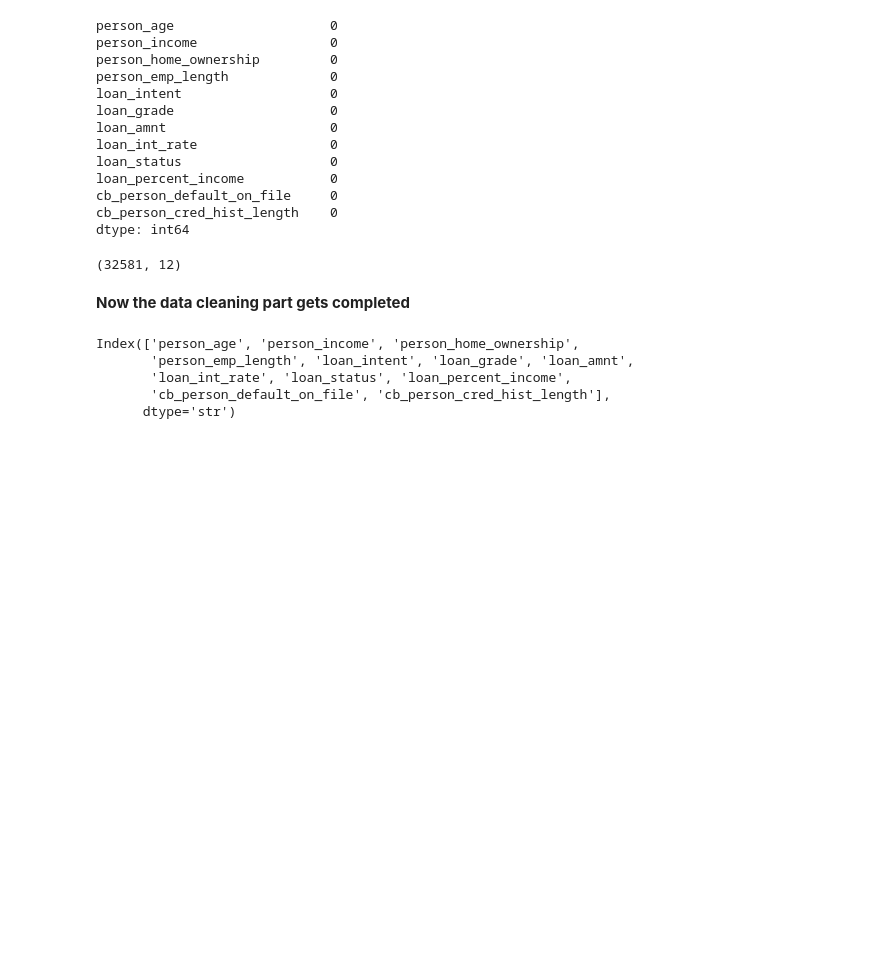
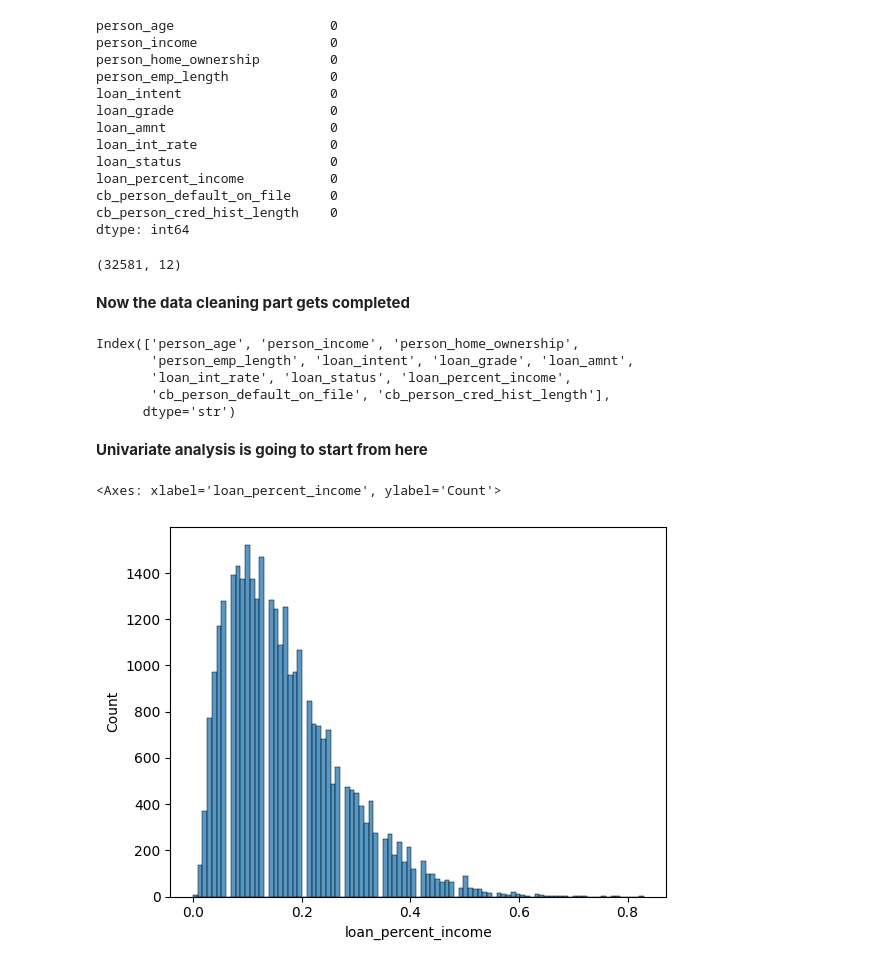
Before and after one commit to mohnish4code/Credit-Risk-Prediction-Project, a Jupyter notebook: notebook/EDA.ipynb, the cells around one changed output. Saved outputs shown, nothing was run; the diff lists cells and outputs as text; code cells hidden in the pictures; blank space fills up the shorter version.

```diff
--- a/notebook/EDA.ipynb
+++ b/notebook/EDA.ipynb
@@ -129,3 +129,10 @@ Index(['person_age', 'person_income', 'person_home_ownership',
        'loan_int_rate', 'loan_status', 'loan_percent_income',
        'cb_person_default_on_file', 'cb_person_cred_hist_length'],
       dtype='str')
+# %% [markdown]
+**Univariate analysis is going to start from here**
+# %%
+sns.histplot(df["loan_percent_income"])
+# %% [output]
+<Axes: xlabel='loan_percent_income', ylabel='Count'>
+[figure, added]
```
Also changed, not shown: parts of 2 cells of this notebook, 1 other file.
